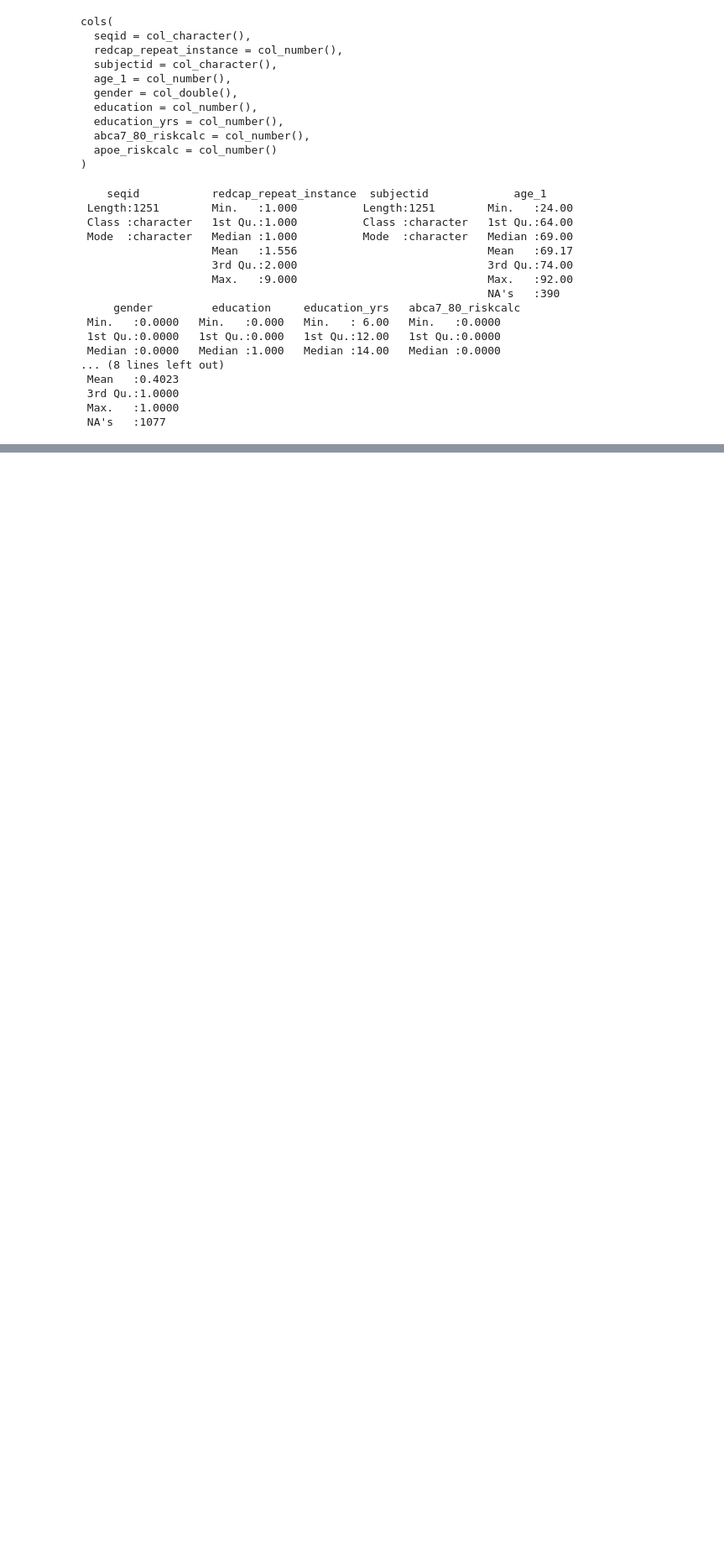
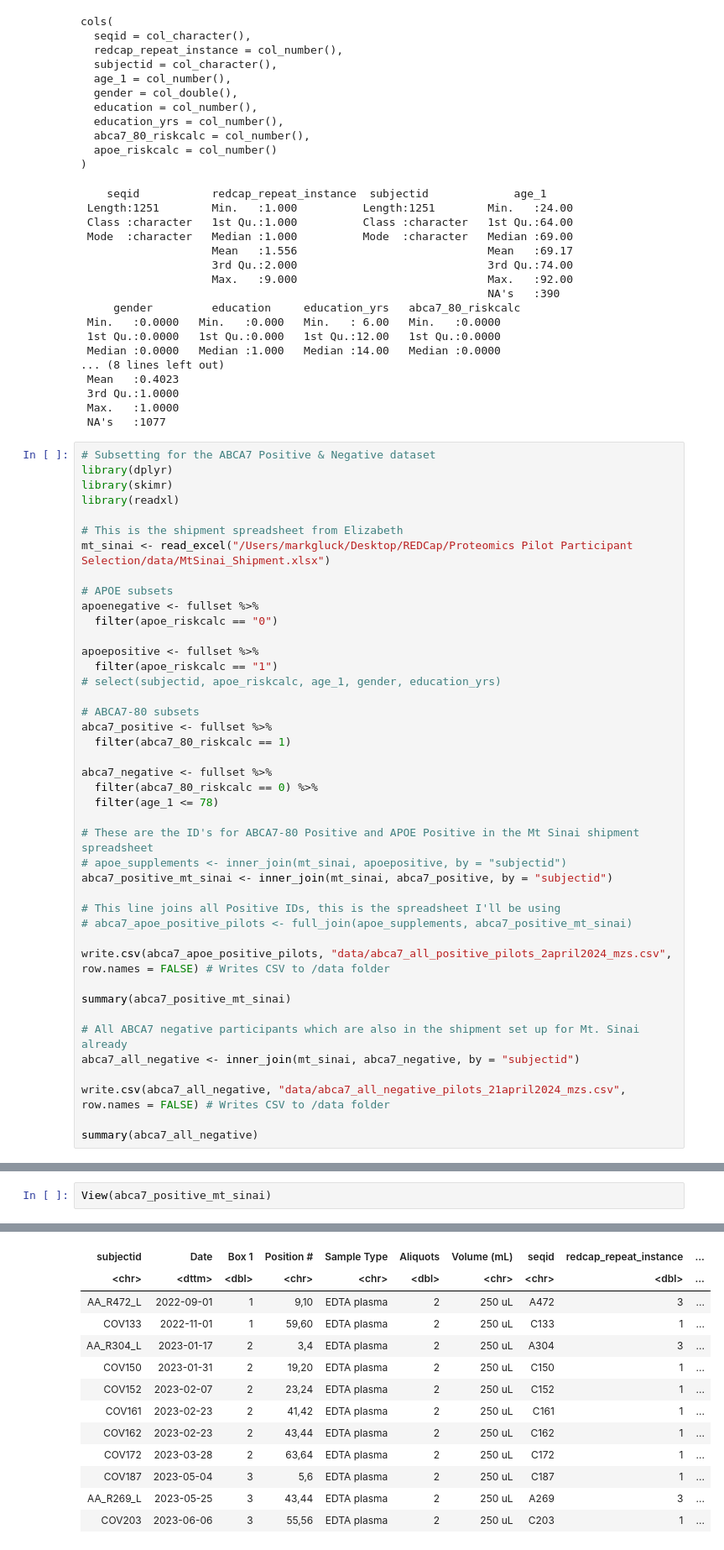
Before and after one commit to Aging-and-Brain-Health-Alliance/GluckLab-ProteomicsPilotParticipants, a Jupyter notebook: proteomics_pilot_participants.ipynb, the cells around one changed output, grey strips where cells are left out. Shown at 84% size. Cells and saved outputs as stored; diff of their text form; blank space fills up the shorter version.

```diff
--- a/proteomics_pilot_participants.ipynb
+++ b/proteomics_pilot_participants.ipynb
@@ -95,3 +95,45 @@ cols(
  3rd Qu.:1.0000
  Max.   :1.0000
  NA's   :1077
+# %%
+# Subsetting for the ABCA7 Positive & Negative dataset
+library(dplyr)
+library(skimr)
+library(readxl)
+
+# This is the shipment spreadsheet from Elizabeth
+mt_sinai <- read_excel("/Users/markgluck/Desktop/REDCap/Proteomics Pilot Participant Selection/data/MtSinai_Shipment.xlsx")
+
+# APOE subsets
+apoenegative <- fullset %>%
+  filter(apoe_riskcalc == "0")
+
+apoepositive <- fullset %>%
+  filter(apoe_riskcalc == "1")
+# select(subjectid, apoe_riskcalc, age_1, gender, education_yrs)
+
+# ABCA7-80 subsets
+abca7_positive <- fullset %>%
+  filter(abca7_80_riskcalc == 1)
+
+abca7_negative <- fullset %>%
+  filter(abca7_80_riskcalc == 0) %>%
+  filter(age_1 <= 78)
+
+# These are the ID's for ABCA7-80 Positive and APOE Positive in the Mt Sinai shipment spreadsheet
+# apoe_supplements <- inner_join(mt_sinai, apoepositive, by = "subjectid")
+abca7_positive_mt_sinai <- inner_join(mt_sinai, abca7_positive, by = "subjectid")
+
+# This line joins all Positive IDs, this is the spreadsheet I'll be using
+# abca7_apoe_positive_pilots <- full_join(apoe_supplements, abca7_positive_mt_sinai)
+
+write.csv(abca7_apoe_positive_pilots, "data/abca7_all_positive_pilots_2april2024_mzs.csv", row.names = FALSE) # Writes CSV to /data folder
+
+summary(abca7_positive_mt_sinai)
+
+# All ABCA7 negative participants which are also in the shipment set up for Mt. Sinai already
+abca7_all_negative <- inner_join(mt_sinai, abca7_negative, by = "subjectid")
+
+write.csv(abca7_all_negative, "data/abca7_all_negative_pilots_21april2024_mzs.csv", row.names = FALSE) # Writes CSV to /data folder
+
+summary(abca7_all_negative)
@@ -97,0 +175,3 @@ cols(
+# %%
+View(abca7_positive_mt_sinai)
+# %% [output]
@@ -97,0 +179,13 @@ cols(
+| subjectid | Date | Box 1 | Position # | Sample Type | Aliquots | Volume (mL) | seqid | redcap_repeat_instance | ... |
+| <chr> | <dttm> | <dbl> | <chr> | <chr> | <dbl> | <chr> | <chr> | <dbl> | ... |
+| AA_R472_L | 2022-09-01 | 1 | 9,10 | EDTA plasma | 2 | 250 uL | A472 | 3 | ... |
+| COV133 | 2022-11-01 | 1 | 59,60 | EDTA plasma | 2 | 250 uL | C133 | 1 | ... |
+| AA_R304_L | 2023-01-17 | 2 | 3,4 | EDTA plasma | 2 | 250 uL | A304 | 3 | ... |
+| COV150 | 2023-01-31 | 2 | 19,20 | EDTA plasma | 2 | 250 uL | C150 | 1 | ... |
+| COV152 | 2023-02-07 | 2 | 23,24 | EDTA plasma | 2 | 250 uL | C152 | 1 | ... |
+| COV161 | 2023-02-23 | 2 | 41,42 | EDTA plasma | 2 | 250 uL | C161 | 1 | ... |
+| COV162 | 2023-02-23 | 2 | 43,44 | EDTA plasma | 2 | 250 uL | C162 | 1 | ... |
+| COV172 | 2023-03-28 | 2 | 63,64 | EDTA plasma | 2 | 250 uL | C172 | 1 | ... |
+| COV187 | 2023-05-04 | 3 | 5,6 | EDTA plasma | 2 | 250 uL | C187 | 1 | ... |
+| AA_R269_L | 2023-05-25 | 3 | 43,44 | EDTA plasma | 2 | 250 uL | A269 | 3 | ... |
+| COV203 | 2023-06-06 | 3 | 55,56 | EDTA plasma | 2 | 250 uL | C203 | 1 | ... |
```
Also changed, not shown: parts of 13 cells of this notebook, 23 other files.
